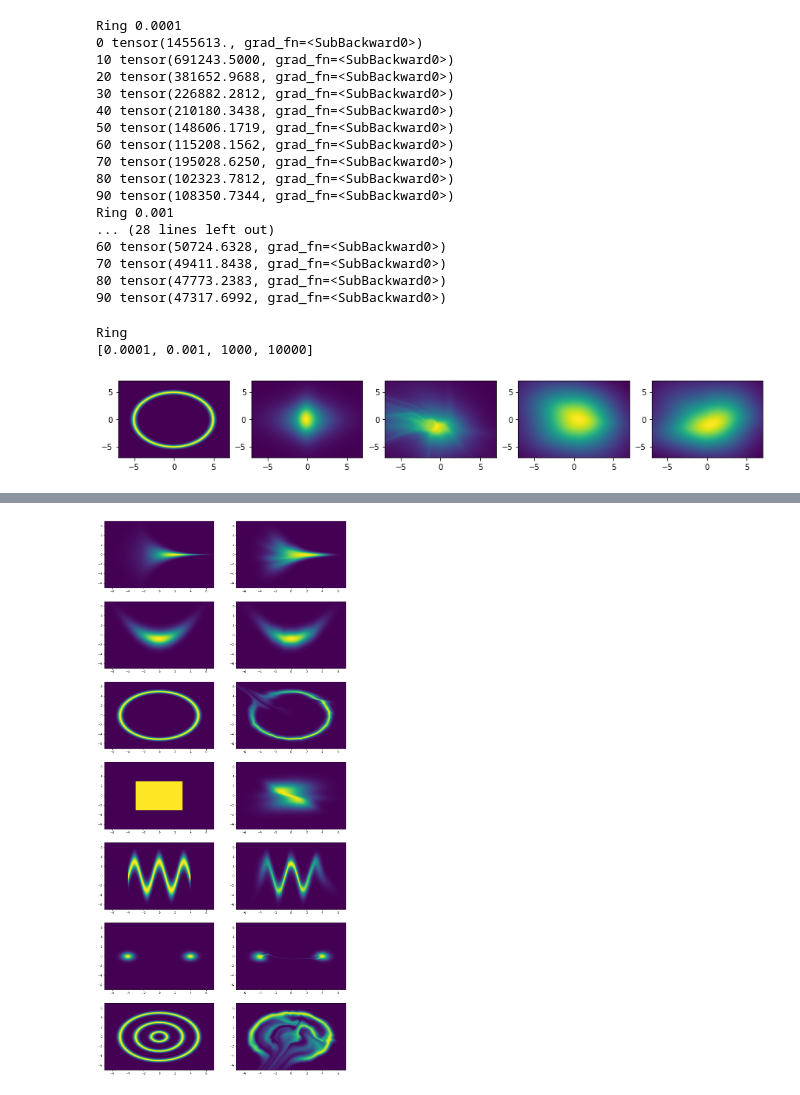
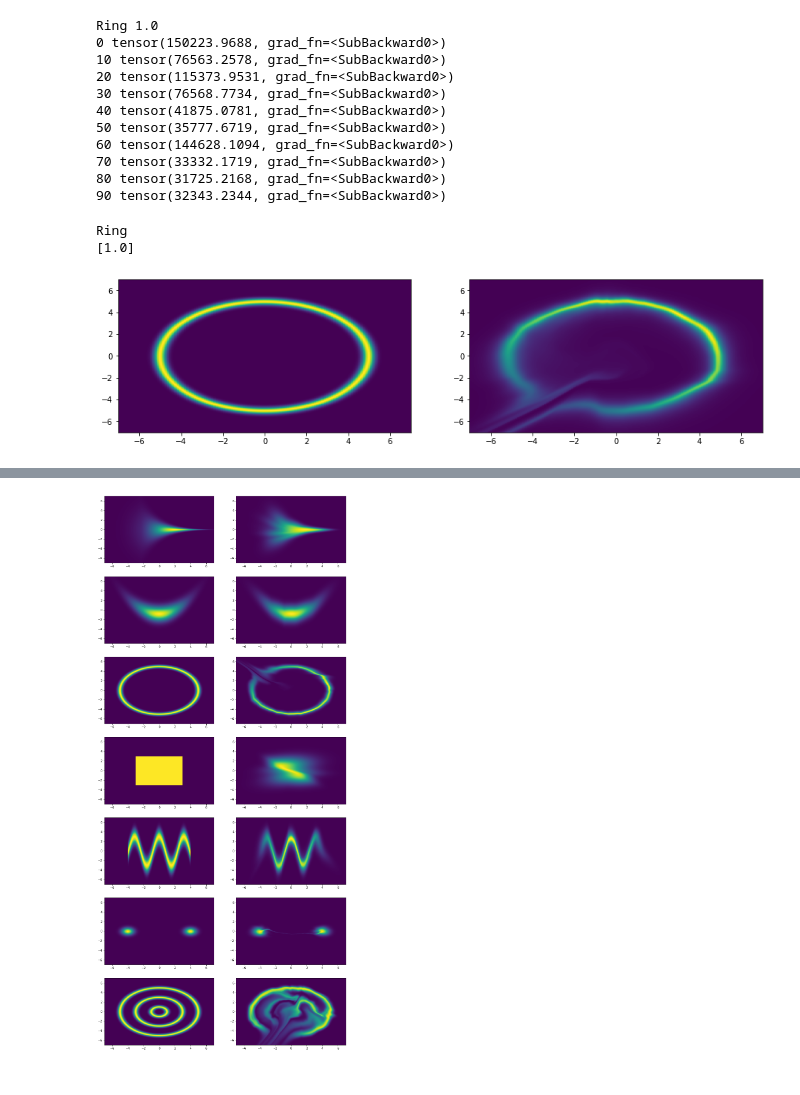
Before and after one commit to anthonychiuhy/Dissertation2021, a Jupyter notebook: NICE_VI_limit_data.ipynb, the cells around one changed output, grey strips where cells are left out. Drawn from its saved outputs; the diff is of its cells as text; code cells hidden in the pictures.

```diff
--- a/NICE_VI_limit_data.ipynb
+++ b/NICE_VI_limit_data.ipynb
@@ -23,13 +23,16 @@ layers = 20
 
 sample_size = 5000
 batch_size = 100
-epochs = 300
+epochs = 100
 lr = 0.001
 weight_decay = 0
 
 names = ['Funnel', 'Banana', 'Ring', 'Uniform', 'Cosine', 'Grid', 'Multiring']
 objs = [Funnel(), Banana(), Ring(), Uniform(), Cosine(), Grid(), Multiring()]
 
+names = ['Ring']
+objs = [Ring()]
+
 x_interval, y_interval = np.linspace(-7, 7, 500), np.linspace(-7, 7, 500)
 
 grid_x, grid_y, X = make_grid_data(x_interval, y_interval)
@@ -100,7 +103,7 @@ def train(obj, prior_p):
     return flow
 
 
-prior_ps = [0.0001, 0.001, 1000, 10000]
+prior_ps = [1.0]
 
 flows = []
 for i in range(len(names)):
@@ -114,61 +117,55 @@ for i in range(len(names)):
 
     flows.append(flow_priors)
 # %% [output]
-Ring 0.0001
-0 tensor(1455613., grad_fn=<SubBackward0>)
-10 tensor(691243.5000, grad_fn=<SubBackward0>)
-20 tensor(381652.9688, grad_fn=<SubBackward0>)
-30 tensor(226882.2812, grad_fn=<SubBackward0>)
-40 tensor(210180.3438, grad_fn=<SubBackward0>)
-50 tensor(148606.1719, grad_fn=<SubBackward0>)
-60 tensor(115208.1562, grad_fn=<SubBackward0>)
-70 tensor(195028.6250, grad_fn=<SubBackward0>)
-80 tensor(102323.7812, grad_fn=<SubBackward0>)
-90 tensor(108350.7344, grad_fn=<SubBackward0>)
-Ring 0.001
-... (28 lines left out)
-60 tensor(50724.6328, grad_fn=<SubBackward0>)
-70 tensor(49411.8438, grad_fn=<SubBackward0>)
-80 tensor(47773.2383, grad_fn=<SubBackward0>)
-90 tensor(47317.6992, grad_fn=<SubBackward0>)
+Ring 1.0
+0 tensor(150223.9688, grad_fn=<SubBackward0>)
+10 tensor(76563.2578, grad_fn=<SubBackward0>)
+20 tensor(115373.9531, grad_fn=<SubBackward0>)
+30 tensor(76568.7734, grad_fn=<SubBackward0>)
+40 tensor(41875.0781, grad_fn=<SubBackward0>)
+50 tensor(35777.6719, grad_fn=<SubBackward0>)
+60 tensor(144628.1094, grad_fn=<SubBackward0>)
+70 tensor(33332.1719, grad_fn=<SubBackward0>)
+80 tensor(31725.2168, grad_fn=<SubBackward0>)
+90 tensor(32343.2344, grad_fn=<SubBackward0>)
 # %%
 # Plot flows
 n = 100
 
-plt.figure(figsize=(15,15))
+plt.figure(figsize=(15,30))
 for i in range(len(names)):
     name = names[i]
     obj = objs[i]
     flow_priors = flows[i]
     n_priors = len(flow_priors)
 
 
     print(name)
 
     plt.subplot(7, n_priors+1, (n_priors+1)*i+1)
     plot_object2D(obj, x_interval, y_interval)
 
     for j in range(n_priors):
         flow = flow_priors[j]
         pX_all = np.zeros((n, 500, 500))
         for k in range(n):
             flow.sample_params()
 
             log_pX = flow.log_likelihood(X)
             pX = torch.exp(log_pX)
             pX[~pX.isfinite()] = 0. # Make -inf of nan values to have 0 density
             pX = pX.numpy().reshape(len(x_interval), len(y_interval))
 
             pX_all[k, :, :] = pX
 
         plt.subplot(7, n_priors+1, (n_priors+1)*i+j+2)
         plt.pcolormesh(grid_x, grid_y, pX_all.mean(axis=0), shading='auto')
 
 print(prior_ps)
 # %% [output]
 Ring
-[0.0001, 0.001, 1000, 10000]
+[1.0]
-[figure, old version]
+[figure, new version]
 # %%
 def map_params(flow_prev, flow_after, posterior_rho):
     for j in range(len(flow_prev.cl.MLP_list)):
```
